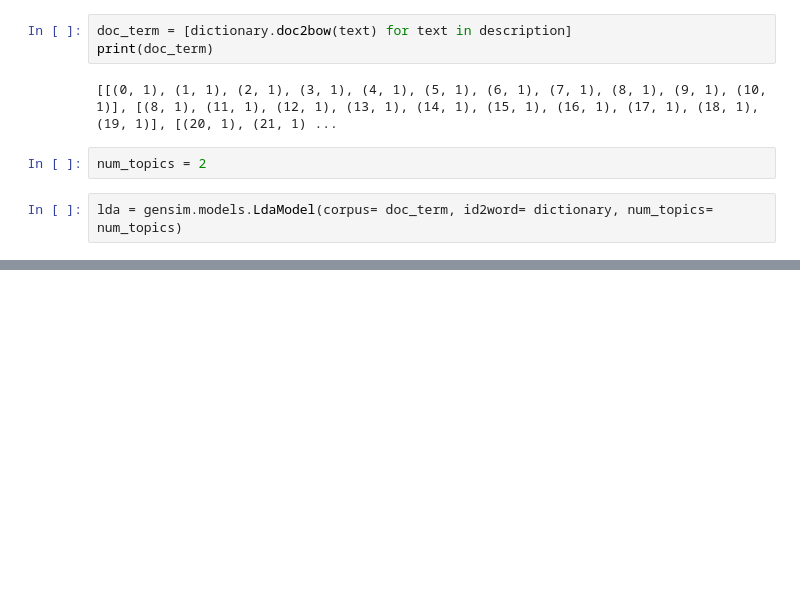
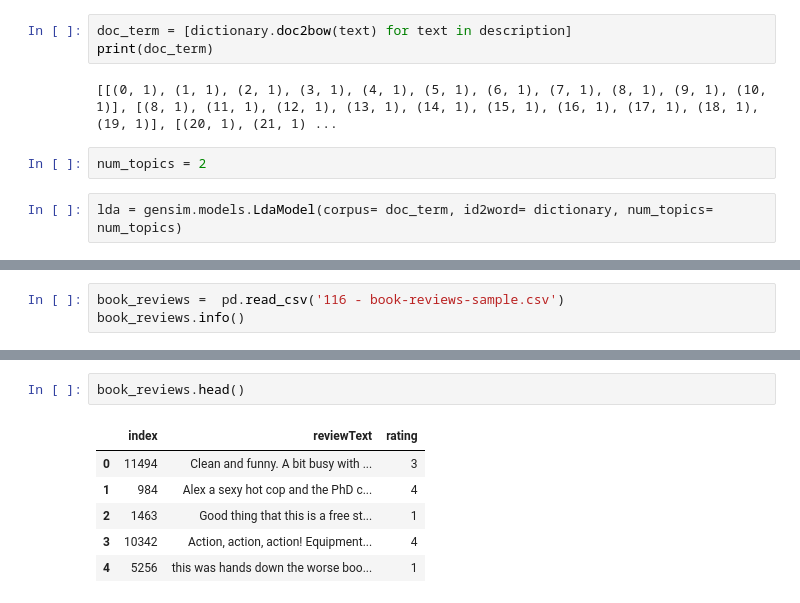
Before and after one commit to wanderer878/jupyter, a Jupyter notebook: LDA.ipynb, the cells around one changed output, grey strips where cells are left out. Drawn from its saved outputs; the diff is of its cells as text; blank space fills up the shorter version.

```diff
--- a/LDA.ipynb
+++ b/LDA.ipynb
@@ -115,0 +107,3 @@ lda.print_topics(num_topics= num_topics, num_words= 5)
+# %%
+book_reviews =  pd.read_csv('116 - book-reviews-sample.csv')
+book_reviews.info()
@@ -115,0 +121,9 @@ lda.print_topics(num_topics= num_topics, num_words= 5)
+# %%
+book_reviews.head()
+# %% [output]
+|  | index | reviewText | rating |
+| 0 | 11494 | Clean and funny. A bit busy with ... | 3 |
+| 1 | 984 | Alex a sexy hot cop and the PhD c... | 4 |
+| 2 | 1463 | Good thing that this is a free st... | 1 |
+| 3 | 10342 | Action, action, action! Equipment... | 4 |
+| 4 | 5256 | this was hands down the worse boo... | 1 |
```
Also changed, not shown: parts of 12 cells of this notebook.
